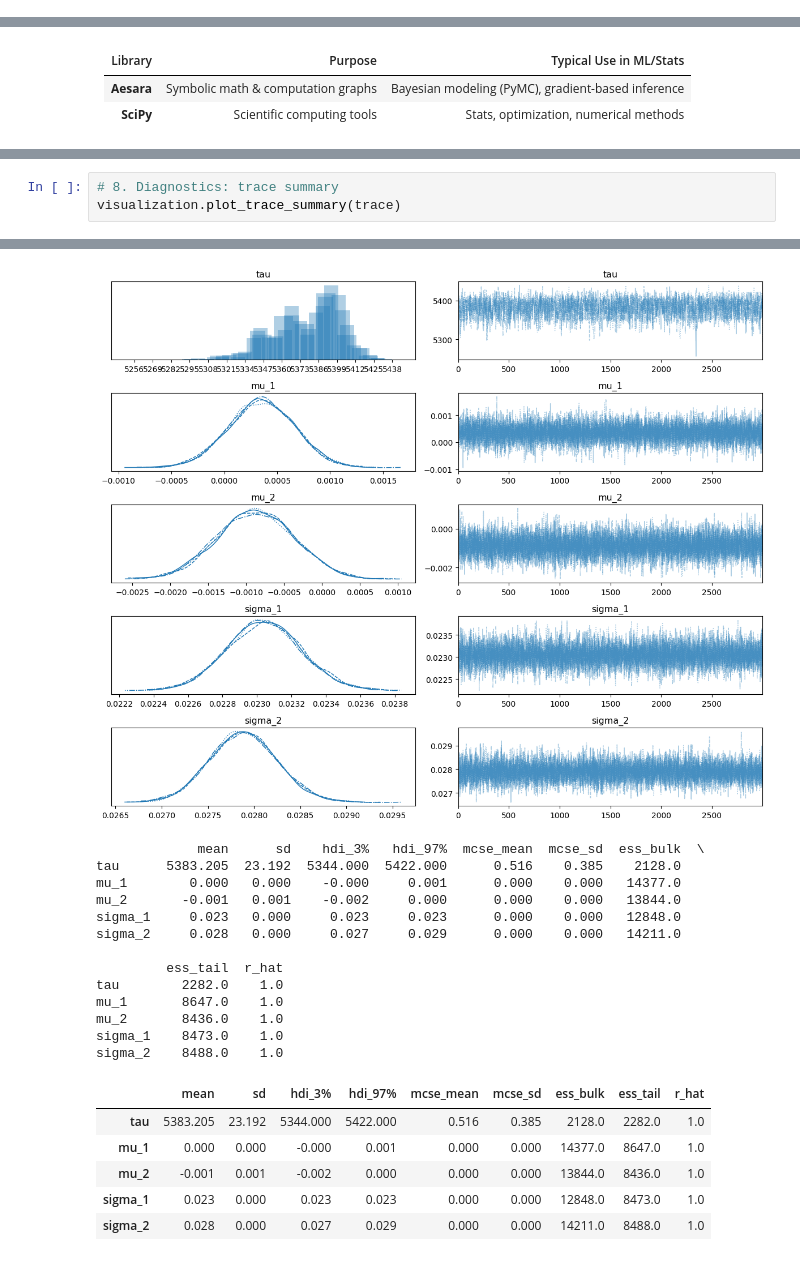
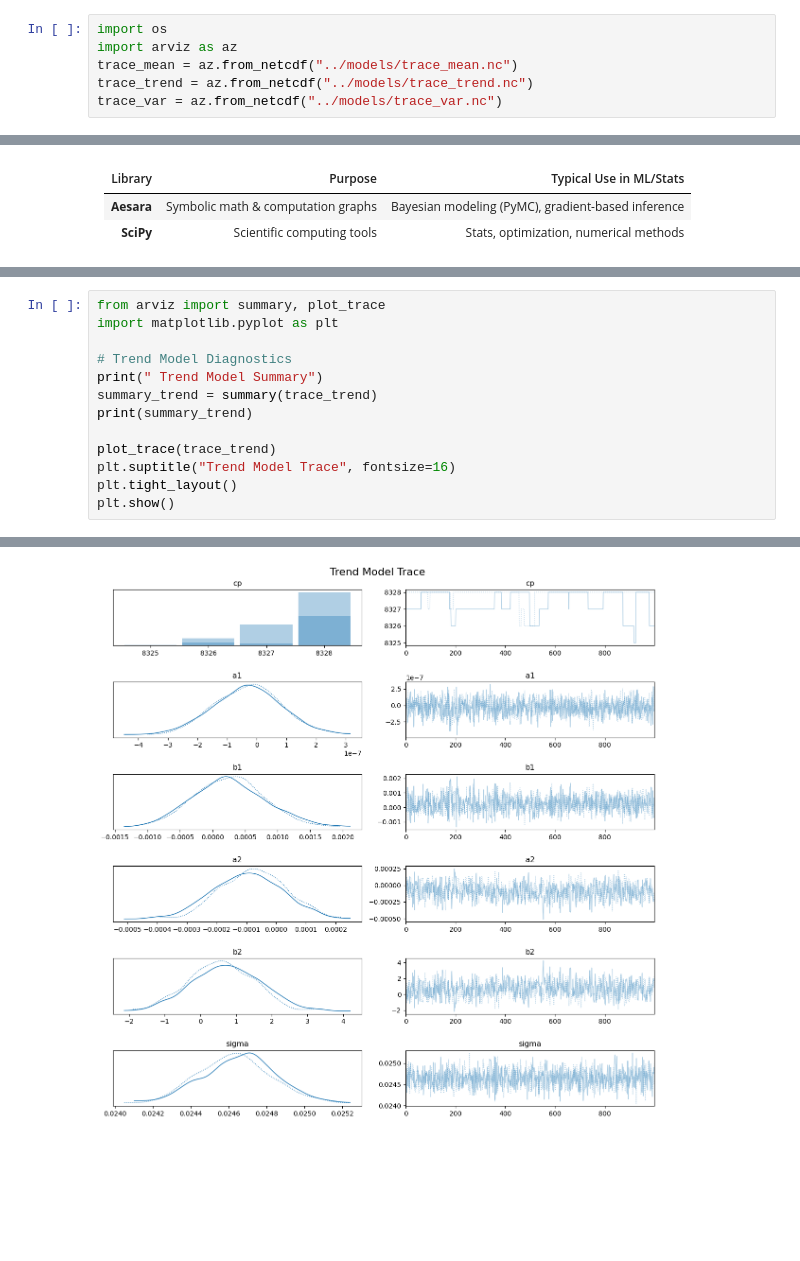
Before and after one commit to NuryeNigusMekonen/Change-point-analysis-and-statistical-modelling-of-time-series-data, a Jupyter notebook: notebook/loading_eda.ipynb, the cells around one changed output, grey strips where cells are left out. Cells and saved outputs as stored; diff of their text form; blank space fills up the shorter version.

Commit message:
model building

```diff
--- a/notebook/loading_eda.ipynb
+++ b/notebook/loading_eda.ipynb
@@ -57,3 +104,9 @@ events_df["Start_Date"] = pd.to_datetime(events_df["Start_Date"])
+# %%
+import os
+import arviz as az
+trace_mean = az.from_netcdf("../models/trace_mean.nc")
+trace_trend = az.from_netcdf("../models/trace_trend.nc")
+trace_var = az.from_netcdf("../models/trace_var.nc")
 # %%
 # 3. Sort by date
 brent_df = brent_df.sort_values("Date").reset_index(drop=True)
@@ -88,6 +188,16 @@ visualization.plot_price_and_log_returns(brent_df)
 # %% [output]
 [figure]
 # %%
-# 8. Diagnostics: trace summary
-visualization.plot_trace_summary(trace)
+from arviz import summary, plot_trace
+import matplotlib.pyplot as plt
+
+# Trend Model Diagnostics
+print(" Trend Model Summary")
+summary_trend = summary(trace_trend)
+print(summary_trend)
+
+plot_trace(trace_trend)
+plt.suptitle("Trend Model Trace", fontsize=16)
+plt.tight_layout()
+plt.show()
 # %% [output]
@@ -94,20 +220 @@ visualization.plot_trace_summary(trace)
-[figure, old version]
+[figure, new version]
-             mean      sd    hdi_3%   hdi_97%  mcse_mean  mcse_sd  ess_bulk  \
-tau      5383.205  23.192  5344.000  5422.000      0.516    0.385    2128.0
-mu_1        0.000   0.000    -0.000     0.001      0.000    0.000   14377.0
-mu_2       -0.001   0.001    -0.002     0.000      0.000    0.000   13844.0
-sigma_1     0.023   0.000     0.023     0.023      0.000    0.000   12848.0
-sigma_2     0.028   0.000     0.027     0.029      0.000    0.000   14211.0
-
-         ess_tail  r_hat
-tau        2282.0    1.0
-mu_1       8647.0    1.0
-mu_2       8436.0    1.0
-sigma_1    8473.0    1.0
-sigma_2    8488.0    1.0
-|  | mean | sd | hdi_3% | hdi_97% | mcse_mean | mcse_sd | ess_bulk | ess_tail | r_hat |
-| tau | 5383.205 | 23.192 | 5344.000 | 5422.000 | 0.516 | 0.385 | 2128.0 | 2282.0 | 1.0 |
-| mu_1 | 0.000 | 0.000 | -0.000 | 0.001 | 0.000 | 0.000 | 14377.0 | 8647.0 | 1.0 |
-| mu_2 | -0.001 | 0.001 | -0.002 | 0.000 | 0.000 | 0.000 | 13844.0 | 8436.0 | 1.0 |
-| sigma_1 | 0.023 | 0.000 | 0.023 | 0.023 | 0.000 | 0.000 | 12848.0 | 8473.0 | 1.0 |
-| sigma_2 | 0.028 | 0.000 | 0.027 | 0.029 | 0.000 | 0.000 | 14211.0 | 8488.0 | 1.0 |
```
Also changed, not shown: parts of 27 cells of this notebook, 6 other files.
